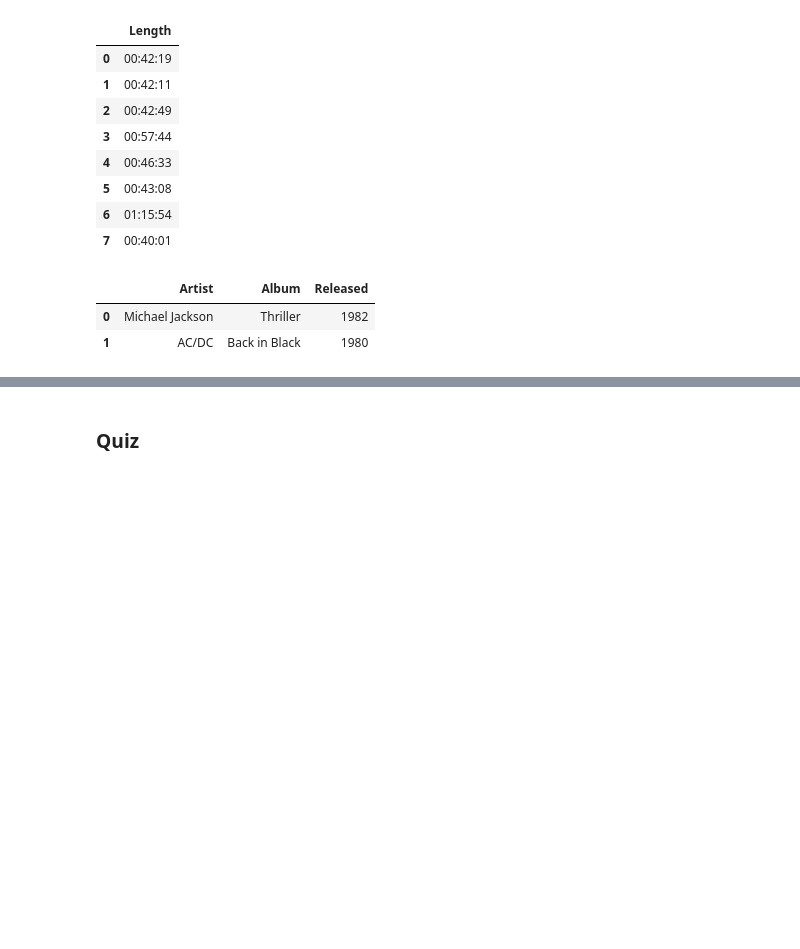
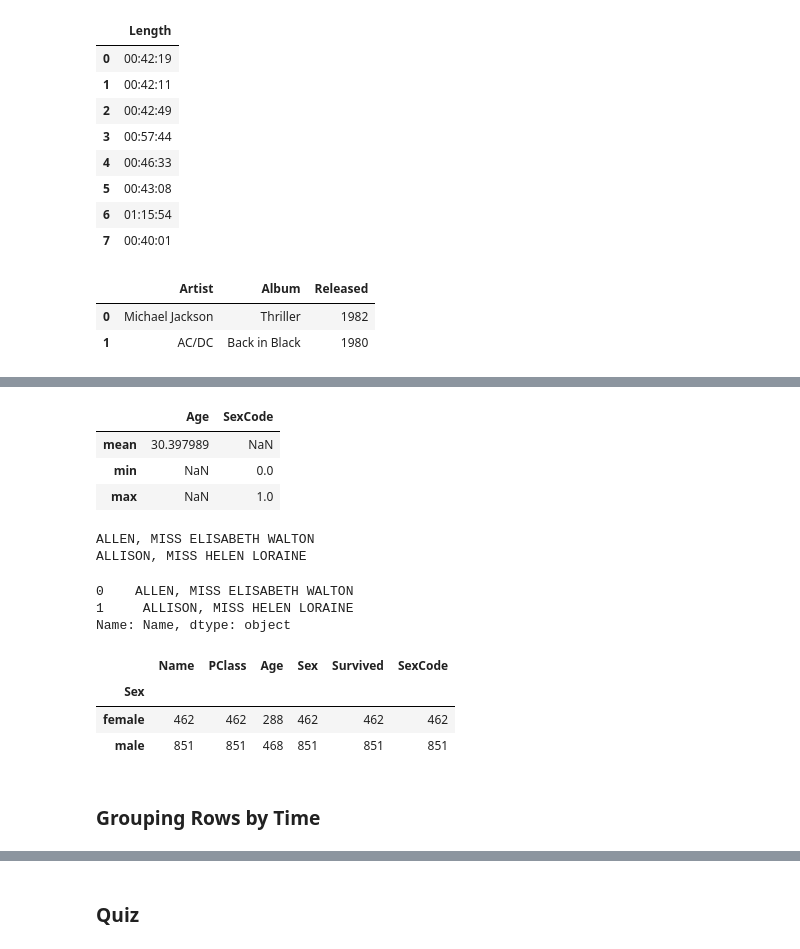
Before and after one commit to sparsh-ai/recohut, a Jupyter notebook: 01-foundations/language/python/intermediate.ipynb, the cells around one changed output, grey strips where cells are left out. Saved outputs shown, nothing was run; the diff lists cells and outputs as text; code cells hidden in the pictures; blank space fills up the shorter version.

```diff
--- a/01-foundations/language/python/intermediate.ipynb
+++ b/01-foundations/language/python/intermediate.ipynb
@@ -302,0 +523,42 @@ df.iloc[0:2, 0:3]
+# %%
+#mean Age, min and max SexCode
+dataframe.agg({"Age":["mean"], "SexCode":["min", "max"]})
+# %% [output]
+|  | Age | SexCode |
+| mean | 30.397989 | NaN |
+| min | NaN | 0.0 |
+| max | NaN | 1.0 |
+# %%
+#print first two names uppercased
+for name in dataframe['Name'][0:2]:
+    print(name.upper())
+# %% [output]
+ALLEN, MISS ELISABETH WALTON
+ALLISON, MISS HELEN LORAINE
+# %%
+#create function
+def uppercase(x):
+    return x.upper()
+
+#apply function, show two rows
+"""
+apply is a great way to do data cleaning and wrangling. It is common to write a function to perform some useful operation (separate first and last names, convert strings to floats, etc.) and then map that function to every element in a column.
+"""
+dataframe['Name'].apply(uppercase)[0:2]
+# %% [output]
+0    ALLEN, MISS ELISABETH WALTON
+1     ALLISON, MISS HELEN LORAINE
+Name: Name, dtype: object
+# %%
+#group rows, apply function to groups
+"""
+By combining groupby and apply we can calculate custom statistics or apply any function to each group separately.
+"""
+dataframe.groupby('Sex').apply(lambda x: x.count())
+# %% [output]
+|  | Name | PClass | Age | Sex | Survived | SexCode |
+| Sex |  |  |  |  |  |  |
+| female | 462 | 462 | 288 | 462 | 462 | 462 |
+| male | 851 | 851 | 468 | 851 | 851 | 851 |
+# %% [markdown]
+### Grouping Rows by Time
```
Also changed, not shown: parts of 35 cells of this notebook, 23 other files.
